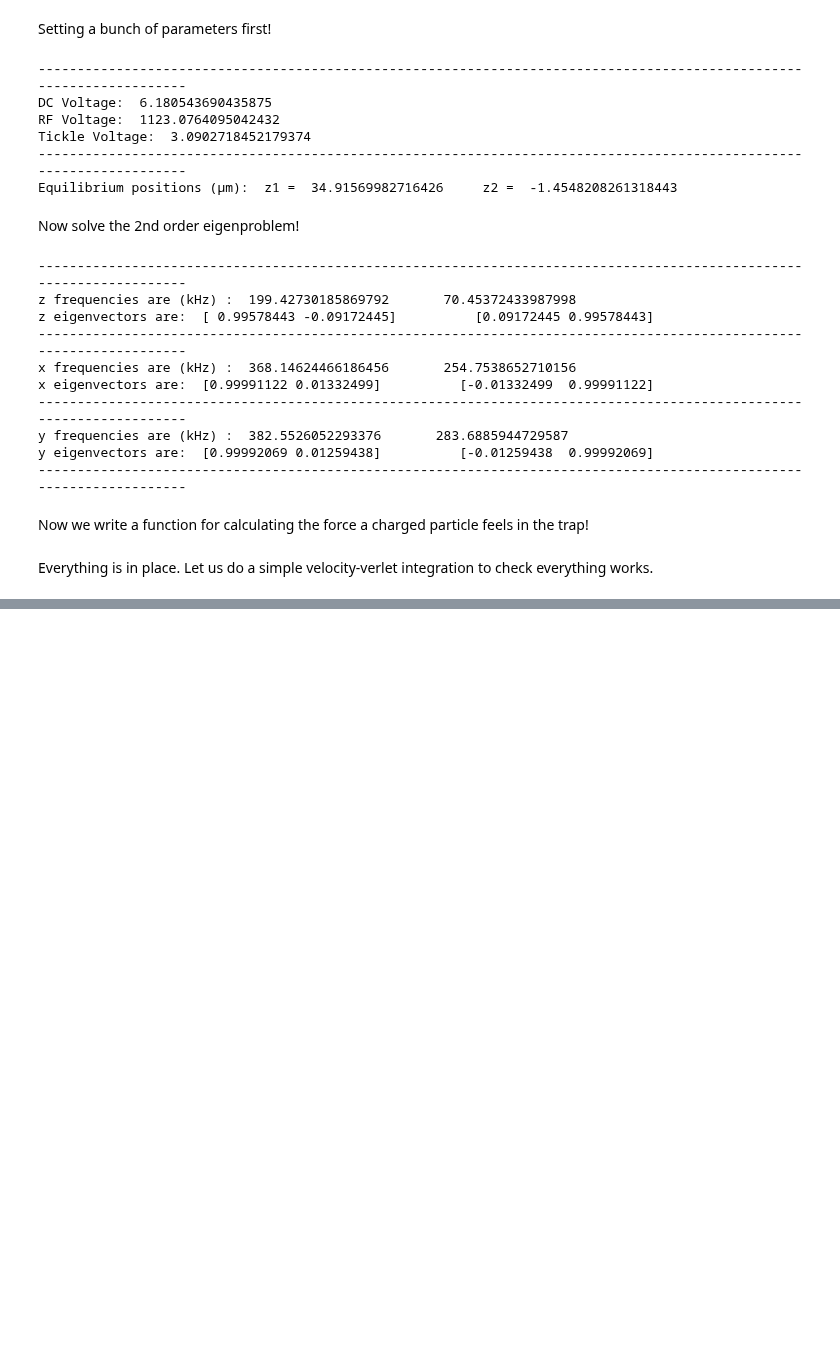
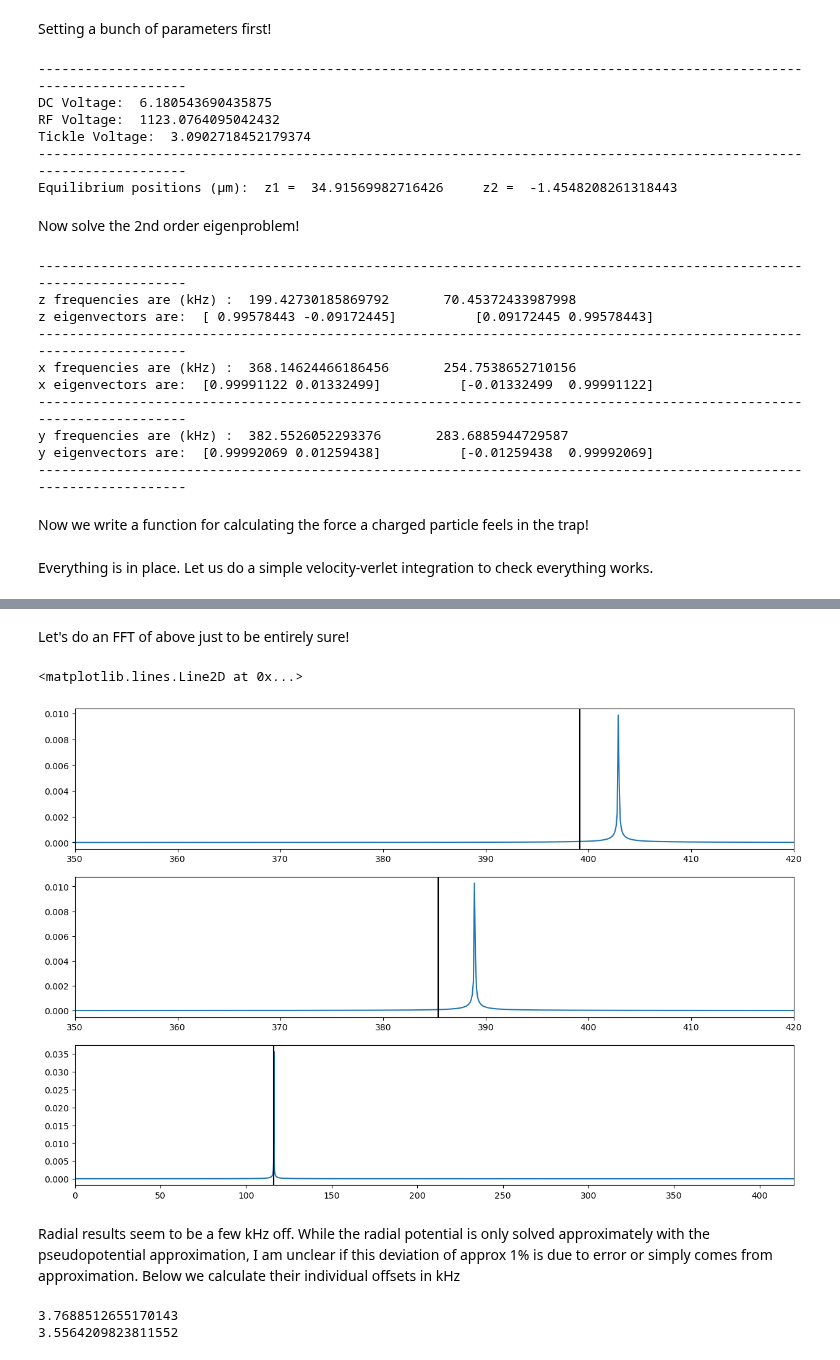
Before and after one commit to EmilLenler/PhD-Work, a Jupyter notebook: Two-Ion-Systems/Cooling.ipynb, the cells around one changed output, grey strips where cells are left out. Cells and saved outputs as stored; diff of their text form; code cells hidden in the pictures; blank space fills up the shorter version.

```diff
--- a/Two-Ion-Systems/Cooling.ipynb
+++ b/Two-Ion-Systems/Cooling.ipynb
@@ -213,0 +224,38 @@ Text(0.5, 0, 'Time (ms)')
+# %% [markdown]
+Let's do an FFT of above just to be entirely sure!
+# %%
+zfft = fft(zs)
+yfft = fft(ys)
+xfft = fft(xs)
+tfft = fftfreq(len(ts),np.diff(ts)[0])
+fftfig,fftax = plt.subplots(3,1,figsize = (15,10))
+
+
+examp = np.sin(omega_z1*np.array(ts))
+fftexamp= fft(examp)
+fftax[0].plot(tfft[:len(ts)//2]/1e3,np.abs(xfft)[0:len(ts)//2])
+fftax[0].set_xlim(350,420)
+fftax[0].axvline(omega_x1/(2*np.pi*1e3),color = 'k')
+
+fftax[1].plot(tfft[:len(ts)//2]/1e3,np.abs(yfft)[0:len(ts)//2])
+fftax[1].set_xlim(350,420)
+fftax[1].axvline(omega_y1/(2*np.pi*1e3),color = 'k')
+
+fftax[2].plot(tfft[:len(ts)//2]/1e3,np.abs(zfft)[0:len(ts)//2])
+fftax[2].set_xlim(0,420)
+fftax[2].axvline(omega_z1/(2*np.pi*1e3),color = 'k')
+# %% [output]
+<matplotlib.lines.Line2D at 0x...>
+[figure, added]
+# %% [markdown]
+Radial results seem to be a few kHz off. While the radial potential is only solved approximately with the pseudopotential approximation, I am unclear if this deviation of approx 1% is due to error or simply comes from approximation. Below we calculate their individual offsets in kHz
+# %%
+Xpeak = scipy.signal.find_peaks(np.abs(xfft)[tfft/1e3>350])
+Ypeak =scipy.signal.find_peaks(np.abs(yfft)[tfft/1e3>350])
+xind = Xpeak [0][0]
+yind = Ypeak [0][0]
+print(tfft[tfft/1e3>350][xind]/1e3-omega_x1/(1e3*2*np.pi))
+print(tfft[tfft/1e3>350][yind]/1e3-omega_y1/(1e3*2*np.pi))
+# %% [output]
+3.7688512655170143
+3.5564209823811552
```
Also changed, not shown: parts of 12 cells of this notebook, 1 other file.
